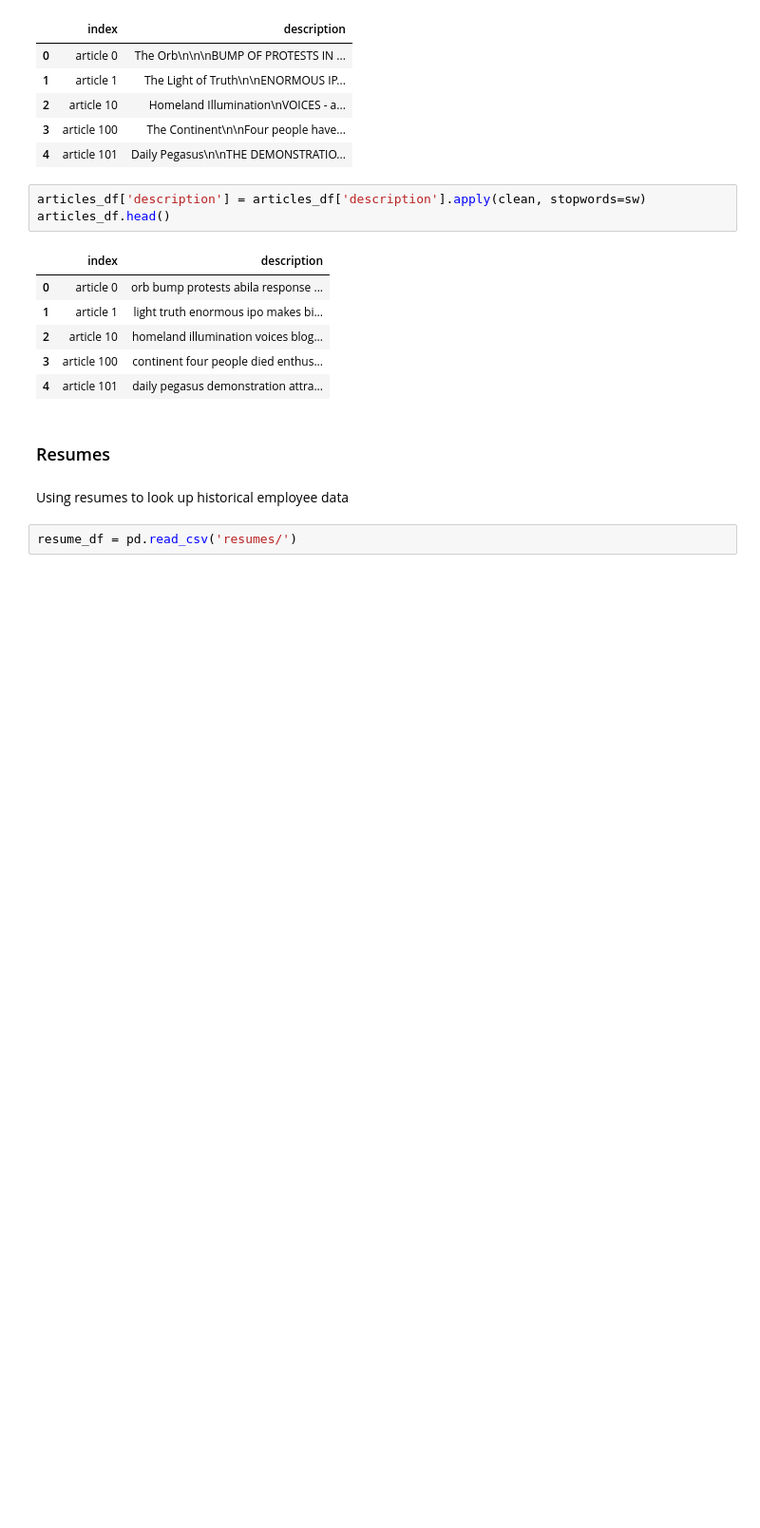
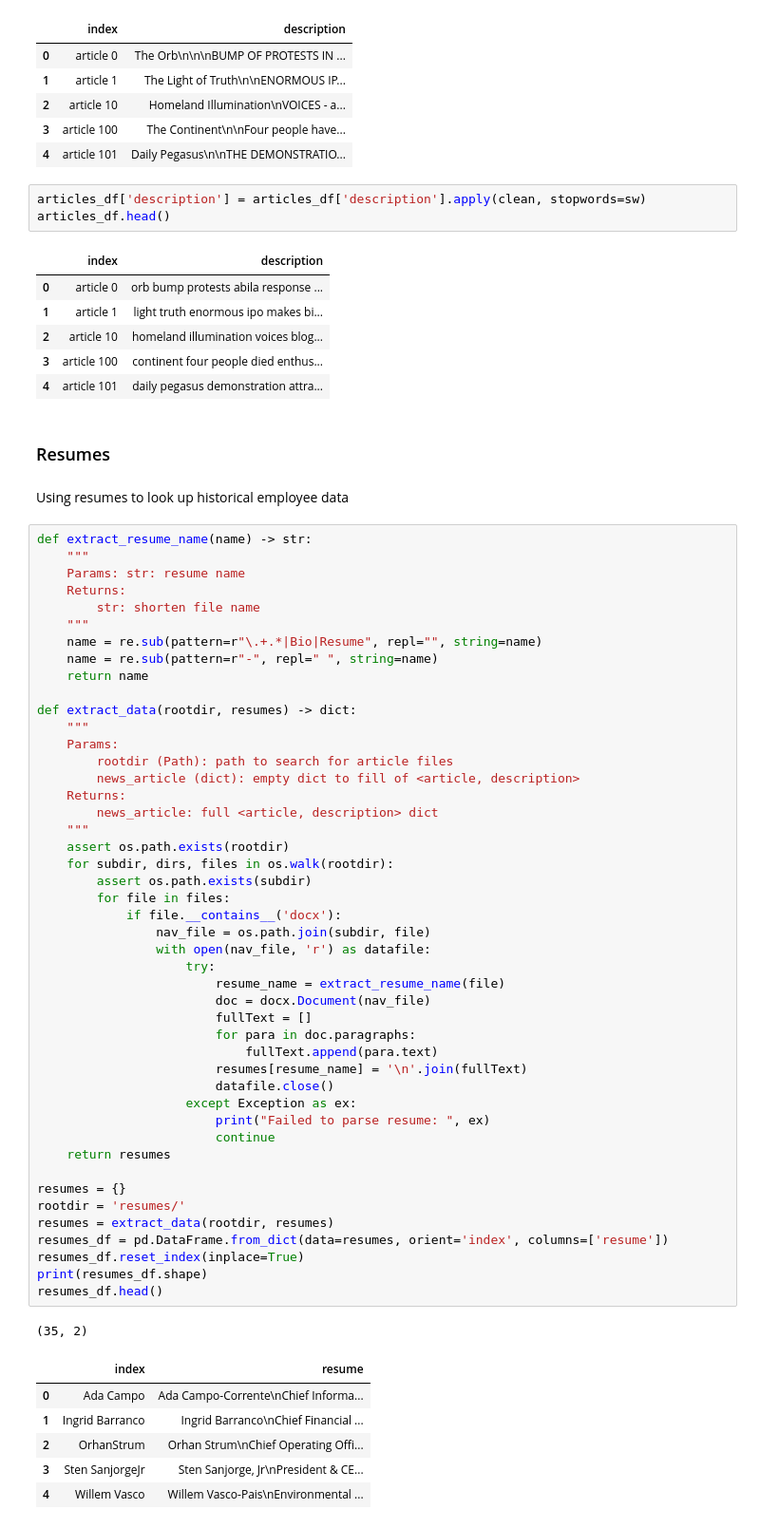
Before and after one commit to hypothetical-lemon/COMP4449-capstone, a Jupyter notebook: final/KronosKidnapping/heather_lemon_final_kidnappingreport.ipynb, the cells around one changed output. Shown at 95% size. Cells and saved outputs as stored; diff of their text form; blank space fills up the shorter version.

Commit message:
update data ingest

```diff
--- a/final/KronosKidnapping/heather_lemon_final_kidnappingreport.ipynb
+++ b/final/KronosKidnapping/heather_lemon_final_kidnappingreport.ipynb
@@ -270,5 +271,57 @@ articles_df.head()
 ### Resumes
 # %% [markdown]
 Using resumes to look up historical employee data
-# %%
-resume_df = pd.read_csv('resumes/')
+# %%
+def extract_resume_name(name) -> str:
+    """
+    Params: str: resume name
+    Returns:
+        str: shorten file name
+    """
+    name = re.sub(pattern=r"\.+.*|Bio|Resume", repl="", string=name)
+    name = re.sub(pattern=r"-", repl=" ", string=name)
+    return name
+
+def extract_data(rootdir, resumes) -> dict:
+    """
+    Params:
+        rootdir (Path): path to search for article files
+        news_article (dict): empty dict to fill of <article, description>
+    Returns:
+        news_article: full <article, description> dict
+    """
+    assert os.path.exists(rootdir)
+    for subdir, dirs, files in os.walk(rootdir):
+        assert os.path.exists(subdir)
+        for file in files:
+            if file.__contains__('docx'):
+                nav_file = os.path.join(subdir, file)
+                with open(nav_file, 'r') as datafile:
+                    try:
+                        resume_name = extract_resume_name(file)
+                        doc = docx.Document(nav_file)
+                        fullText = []
+                        for para in doc.paragraphs:
+                            fullText.append(para.text)
+                        resumes[resume_name] = '\n'.join(fullText)
+                        datafile.close()
+                    except Exception as ex:
+                        print("Failed to parse resume: ", ex)
+                        continue
+    return resumes
+
+resumes = {}
+rootdir = 'resumes/'
+resumes = extract_data(rootdir, resumes)
+resumes_df = pd.DataFrame.from_dict(data=resumes, orient='index', columns=['resume'])
+resumes_df.reset_index(inplace=True)
+print(resumes_df.shape)
+resumes_df.head()
+# %% [output]
+(35, 2)
+|  | index | resume |
+| 0 | Ada Campo | Ada Campo-Corrente\nChief Informa... |
+| 1 | Ingrid Barranco | Ingrid Barranco\nChief Financial ... |
+| 2 | OrhanStrum | Orhan Strum\nChief Operating Offi... |
+| 3 | Sten SanjorgeJr | Sten Sanjorge, Jr\nPresident & CE... |
+| 4 | Willem Vasco | Willem Vasco-Pais\nEnvironmental ... |
```
Also changed, not shown: parts of 4 cells of this notebook.
